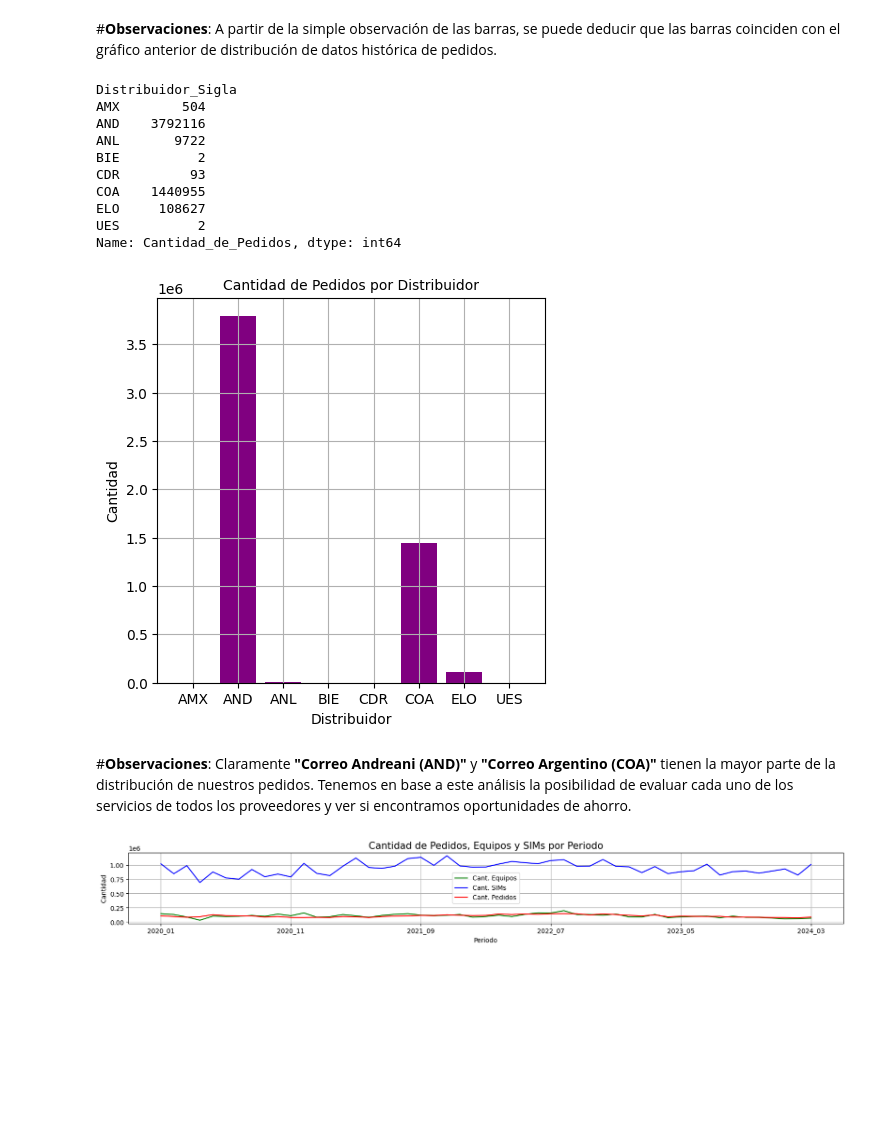
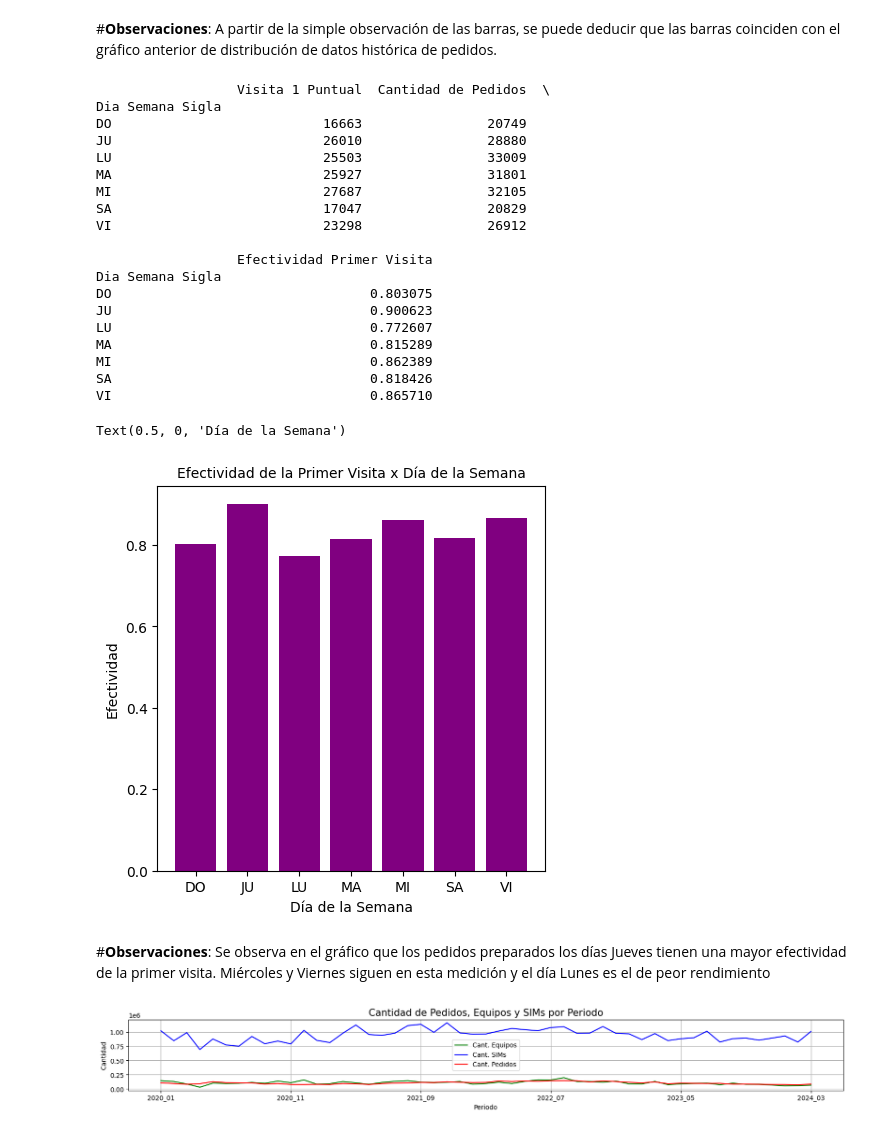
Before and after one commit to Leonardo-rodcas/Proyecto-DS-61190-E-Commerce, a Jupyter notebook: ProyectoDS_Rodriguez_Castillo_Leonardo.ipynb, the cells around one changed output. Cells and saved outputs as stored; diff of their text form; code cells hidden in the pictures; blank space fills up the shorter version.

```diff
--- a/ProyectoDS_Rodriguez_Castillo_Leonardo.ipynb
+++ b/ProyectoDS_Rodriguez_Castillo_Leonardo.ipynb
@@ -456,30 +456,40 @@ Name: Cantidad de Pedidos, dtype: int64
 #**Observaciones**:
 A partir de la simple observación de las barras, se puede deducir que las barras coinciden con el gráfico anterior de distribución de datos histórica de pedidos.
 # %%
-#Barras de Cantidad de Pedidos por Distribuidor
-df_pedidos_dist = df_pedidos.groupby('Distribuidor_Sigla')['Cantidad_de_Pedidos'].sum()
-print(df_pedidos_dist)
+#Barras de Efectividad de la Primer Visita por día de la semana
+df_dia_sem_EV1 = df.groupby('Dia Semana Sigla')[['Visita 1 Puntual','Cantidad de Pedidos']].sum()
+df_dia_sem_EV1['Efectividad Primer Visita']= df_dia_sem_EV1['Visita 1 Puntual']/df_dia_sem_EV1['Cantidad de Pedidos']
+print(df_dia_sem_EV1)
 fig, ax = plt.subplots(figsize=(5,5))
-ax.bar(df_pedidos_dist.index, df_pedidos_dist, color = 'purple')
-ax.set_title('Cantidad de Pedidos por Distribuidor', fontsize=10)
-ax.set_ylabel('Cantidad', fontsize=10)
-ax.set_xlabel('Distribuidor', fontsize=10)
-ax.grid()
+ax.bar(df_dia_sem_EV1.index, df_dia_sem_EV1['Efectividad Primer Visita'], color = 'purple')
+ax.set_title('Efectividad de la Primer Visita x Día de la Semana', fontsize=10)
+ax.set_ylabel('Efectividad', fontsize=10)
+ax.set_xlabel('Día de la Semana', fontsize=10)
 # %% [output]
-Distribuidor_Sigla
-AMX        504
-AND    3792116
-ANL       9722
-BIE          2
-CDR         93
-COA    1440955
-ELO     108627
-UES          2
-Name: Cantidad_de_Pedidos, dtype: int64
+                  Visita 1 Puntual  Cantidad de Pedidos  \
+Dia Semana Sigla
+DO                           16663                20749
+JU                           26010                28880
+LU                           25503                33009
+MA                           25927                31801
+MI                           27687                32105
+SA                           17047                20829
+VI                           23298                26912
+
+                  Efectividad Primer Visita
+Dia Semana Sigla
+DO                                 0.803075
+JU                                 0.900623
+LU                                 0.772607
+MA                                 0.815289
+MI                                 0.862389
+SA                                 0.818426
+VI                                 0.865710
+Text(0.5, 0, 'Día de la Semana')
-[figure, old version]
+[figure, new version]
-# %% [markdown]
-#**Observaciones**:
-Claramente **"Correo Andreani (AND)"** y **"Correo Argentino (COA)"** tienen la mayor parte de la distribución de nuestros pedidos. Tenemos en base a este análisis la posibilidad de evaluar cada uno de los servicios de todos los proveedores y ver si encontramos oportunidades de ahorro.
+# %% [markdown]
+#**Observaciones**:
+Se observa en el gráfico que los pedidos preparados los días Jueves tienen una mayor efectividad de la primer visita. Miércoles y Viernes siguen en esta medición y el día Lunes es el de peor rendimiento
 # %%
 # Gráfico de Líneas de Cantidad de Equipos por Período
 df_celulares = pd.DataFrame({'Periodo':df_pedidos.Periodo,'Cant. Equipos': df_pedidos.Cant_Celulares})
```
Also changed, not shown: parts of 1 cell of this notebook.
